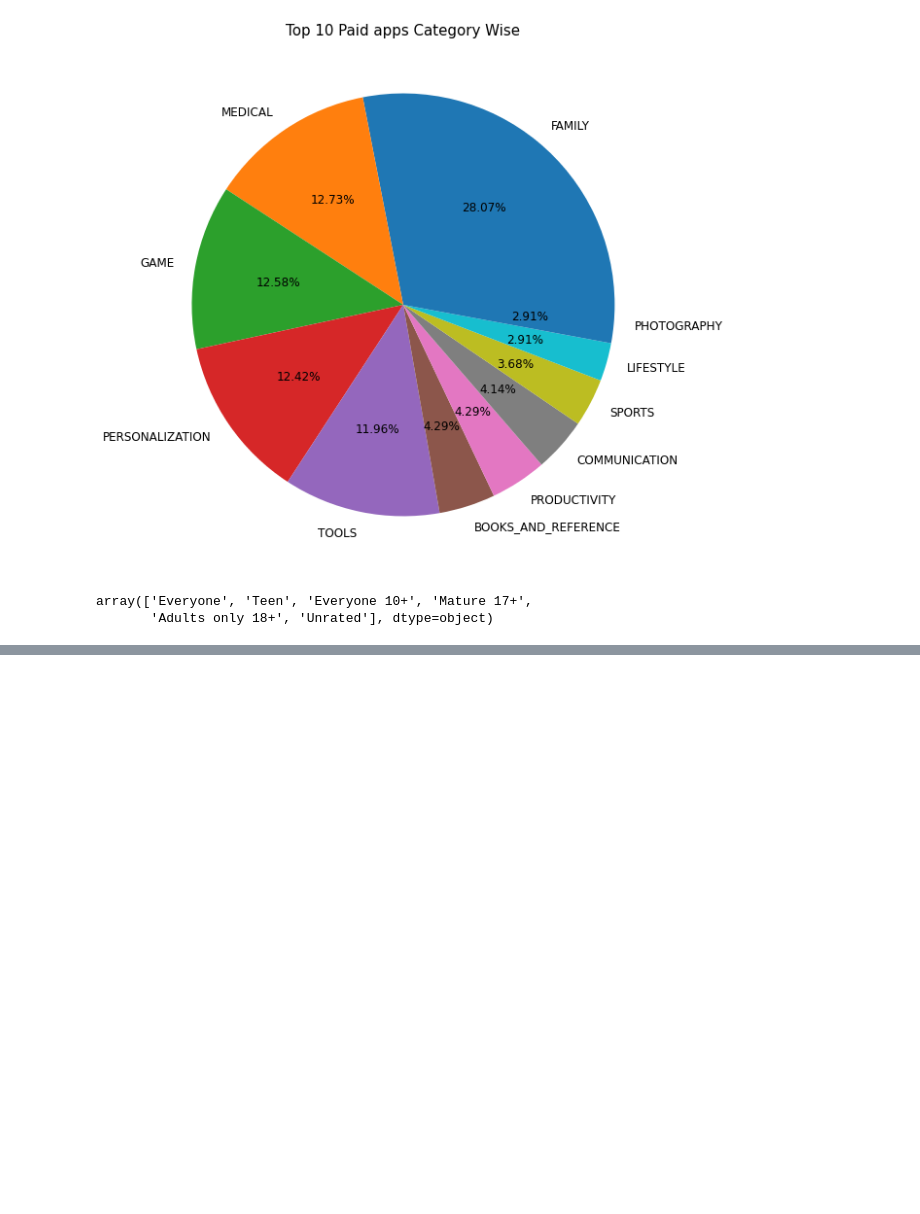
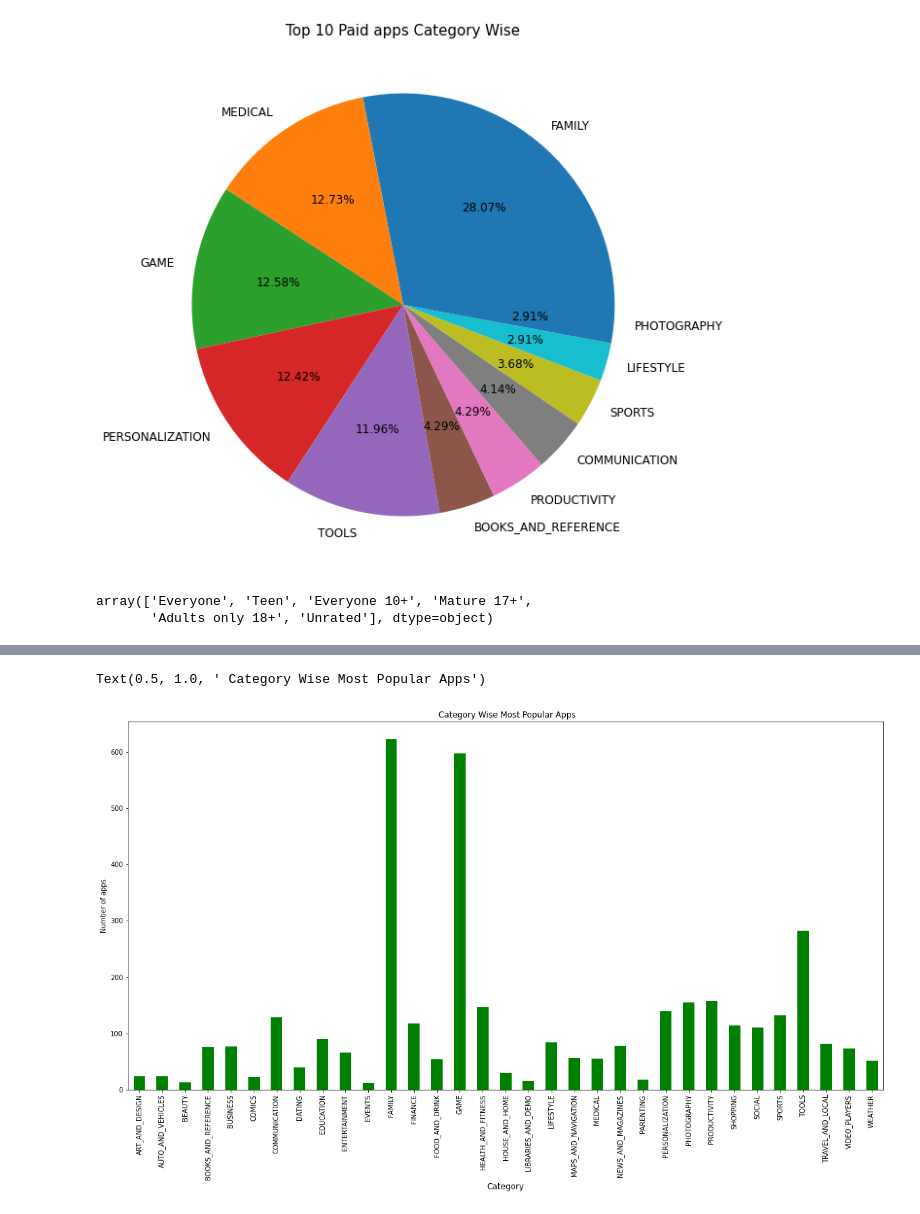
Before and after one commit to kundanlal2001/Playstore_Capstone_EDA, a Jupyter notebook: Almabetter_Kundan_Lal_(Coh_Hardeol),Pankaj_Sudhir_Ganjare_,_Palagiri_Sushma_,_Abhijeet_Kulkarni_,_Gowroju_Prudhvi_Capstone_project_EDA_topic_Playstore_.ipynb, the cells around one changed output, grey strips where cells are left out. Drawn from its saved outputs; the diff is of its cells as text; code cells hidden in the pictures; blank space fills up the shorter version.

```diff
--- a/Almabetter_Kundan_Lal_(Coh_Hardeol),Pankaj_Sudhir_Ganjare_,_Palagiri_Sushma_,_Abhijeet_Kulkarni_,_Gowroju_Prudhvi_Capstone_project_EDA_topic_Playstore_.ipynb
+++ b/Almabetter_Kundan_Lal_(Coh_Hardeol),Pankaj_Sudhir_Ganjare_,_Palagiri_Sushma_,_Abhijeet_Kulkarni_,_Gowroju_Prudhvi_Capstone_project_EDA_topic_Playstore_.ipynb
@@ -549,0 +502,3 @@ plt.xlabel('Content Rating');
+# %%
+popular_apps= playstoredf[(playstoredf['Rating']>4)&(playstoredf['Reviews']>1000)]
+popular_apps
@@ -549,0 +519,3 @@ plt.xlabel('Content Rating');
+# %%
+a= popular_apps.groupby('Category')['App'].count()
+a
@@ -549,0 +540,10 @@ plt.xlabel('Content Rating');
+# %%
+# finding category wise most popular apps
+plt.rcParams['figure.figsize']=(20,10)
+a.plot(kind='bar', color = 'green')
+plt.xlabel('Category',fontsize=12)
+plt.ylabel('Number of apps')
+plt.title(' Category Wise Most Popular Apps')
+# %% [output]
+Text(0.5, 1.0, ' Category Wise Most Popular Apps')
+[figure, added]
```
Also changed, not shown: parts of 26 cells of this notebook.
